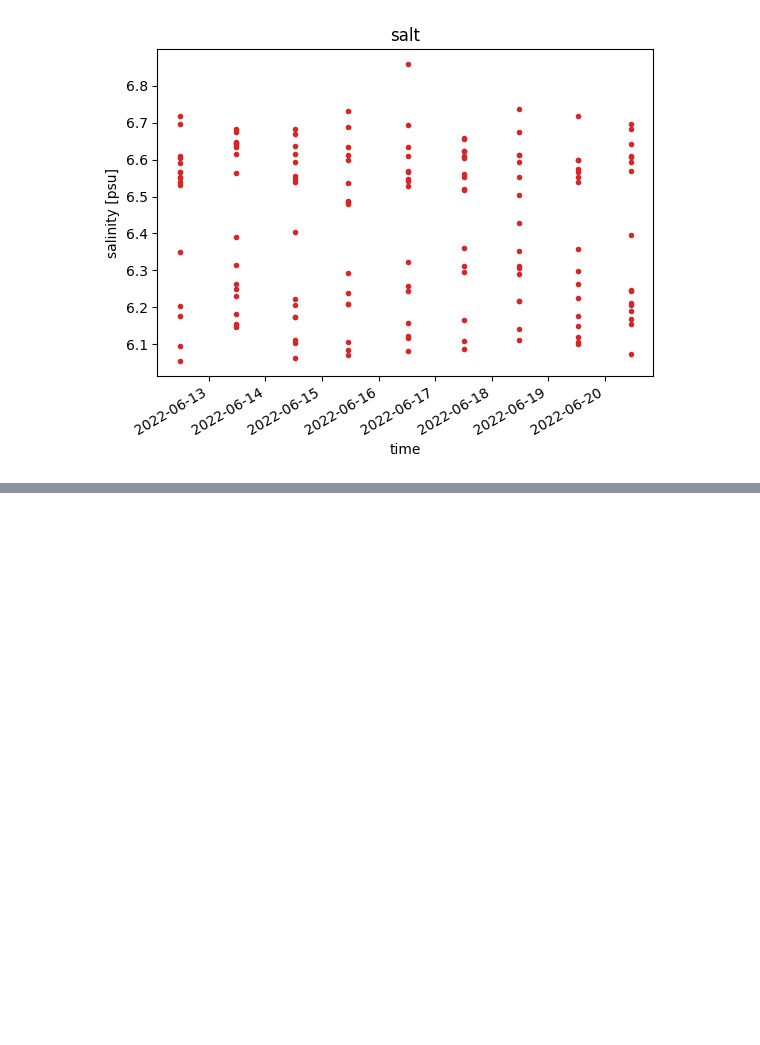
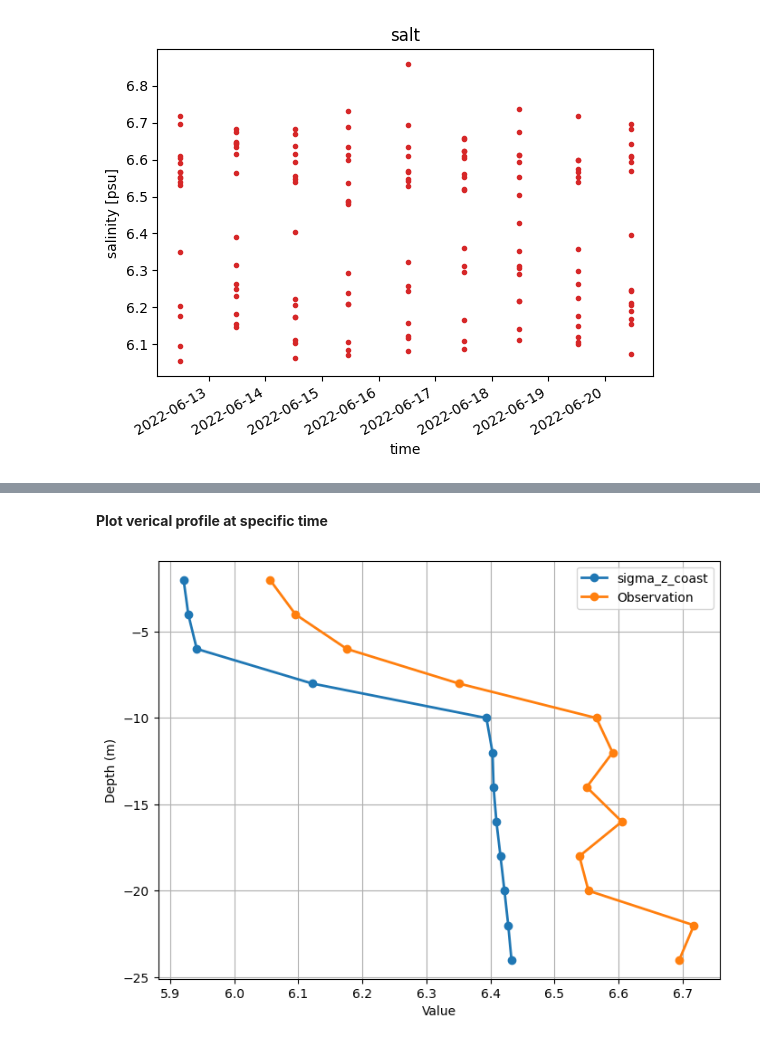
Before and after one commit to DHI/modelskill, a Jupyter notebook: notebooks/vertical_skill.ipynb, the cells around one changed output, grey strips where cells are left out. Drawn from its saved outputs; the diff is of its cells as text; code cells hidden in the pictures; blank space fills up the shorter version.

```diff
--- a/notebooks/vertical_skill.ipynb
+++ b/notebooks/vertical_skill.ipynb
@@ -471,0 +75,16 @@ class VerticalAccessor:
+# %% [markdown]
+**Plot verical profile at specific time**
+# %%
+avail_times = cmp.time.unique()
+data  = cmp.data.sel(time=avail_times[0])
+z = data['z'].values
+
+fig, ax = plt.subplots(1, 1, figsize=(8, 6), sharey=True)
+ax.plot(data[cmp.mod_names[0]].values, z, 'o-', linewidth=2, label=cmp.mod_names[0])
+ax.plot(data['Observation'].values, z, 'o-', linewidth=2, label='Observation')
+ax.set_xlabel('Value')
+ax.set_ylabel('Depth (m)')
+ax.legend()
+ax.grid(True)
+# %% [output]
+[figure, added]
```
Also changed, not shown: parts of 42 cells of this notebook, 1 other file.
